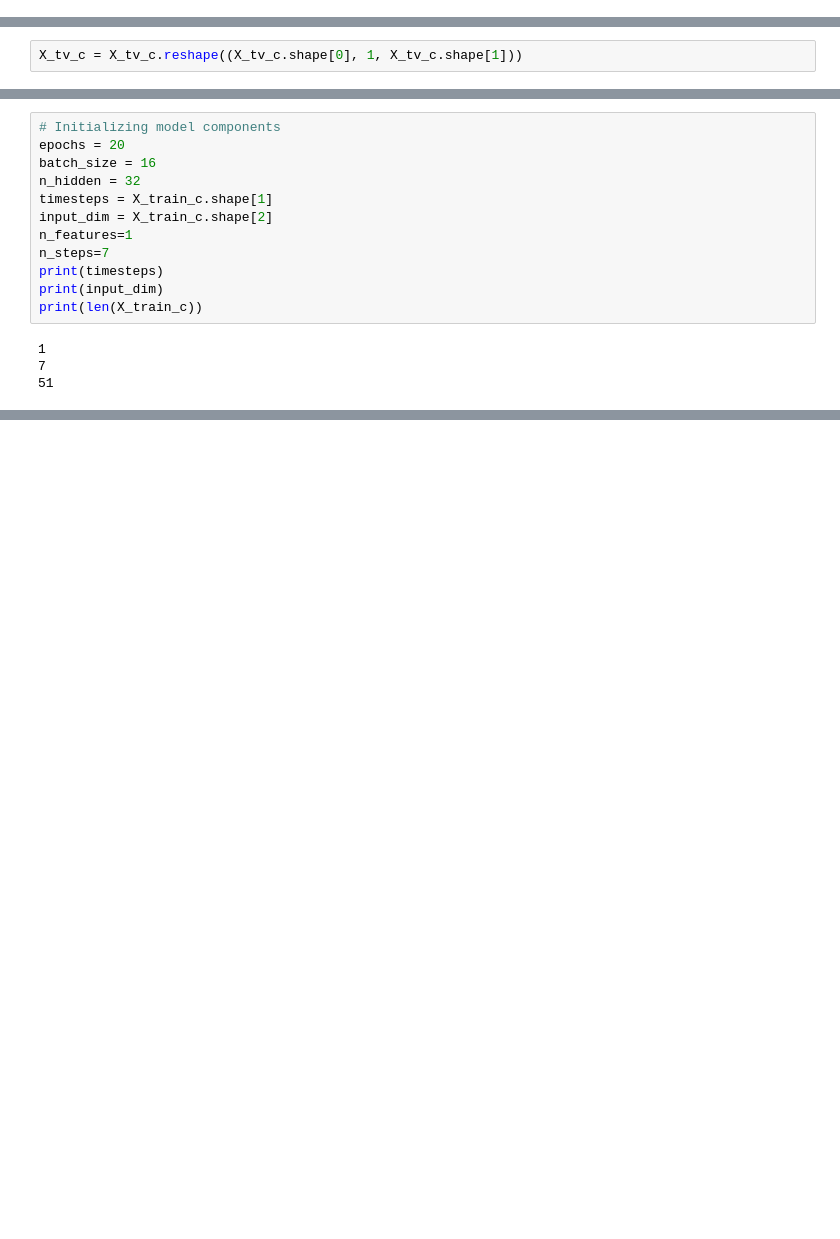
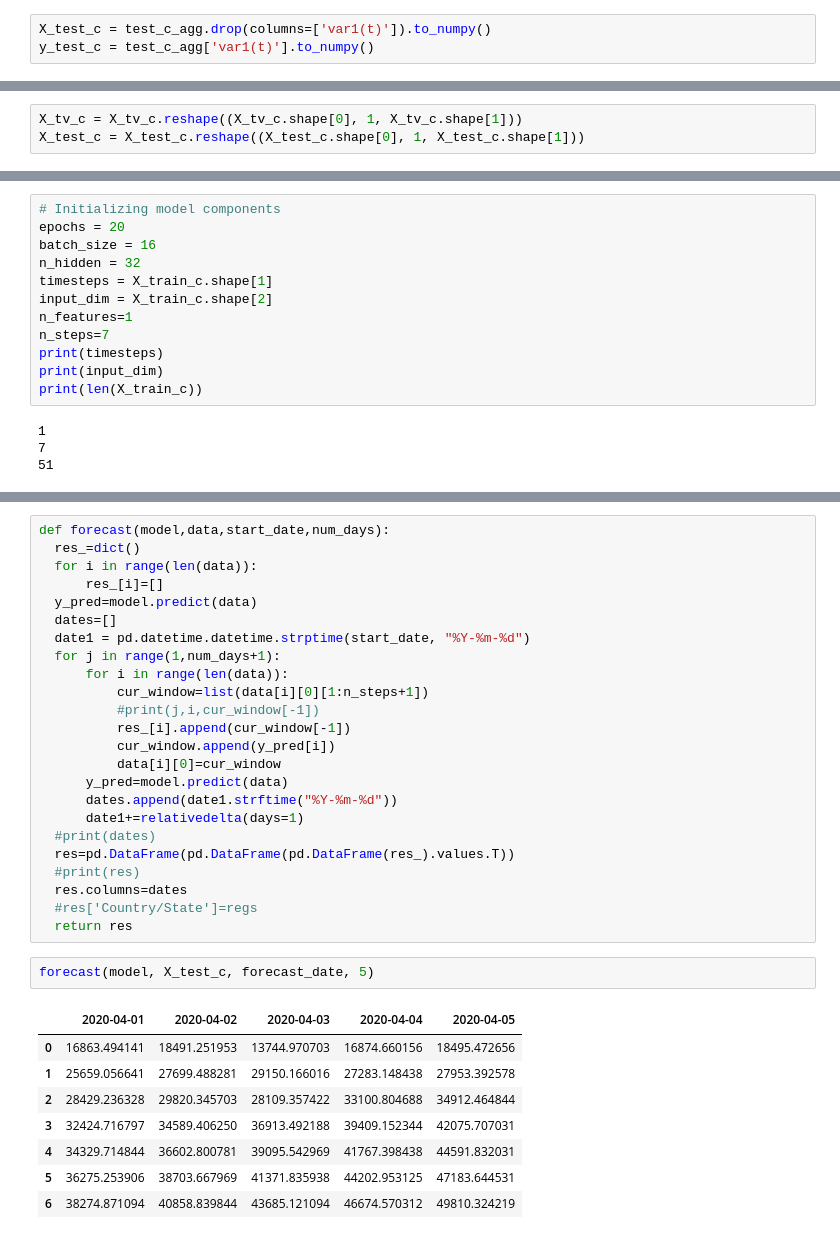
Before and after one commit to Dangandy/cv19, a Jupyter notebook: covid19_eda.ipynb, the cells around one changed output, grey strips where cells are left out. Saved outputs shown, nothing was run; the diff lists cells and outputs as text; blank space fills up the shorter version.

````diff
--- a/covid19_eda.ipynb
+++ b/covid19_eda.ipynb
@@ -341,3 +395,6 @@ array([   2,    2,    4,    4,    4,    4,    4,    5,    5,    7,    7,
+# %%
+X_test_c = test_c_agg.drop(columns=['var1(t)']).to_numpy()
+y_test_c = test_c_agg['var1(t)'].to_numpy()
 # %% [markdown]
 ## Reshape for LSTM
 
@@ -346,6 +403,7 @@ Must be in the form:
 ```[samples, timesteps, features]```
 # %%
 X_tv_c = X_tv_c.reshape((X_tv_c.shape[0], 1, X_tv_c.shape[1]))
+X_test_c = X_test_c.reshape((X_test_c.shape[0], 1, X_test_c.shape[1]))
 # %%
 X_train_c, X_val_c, y_train_c, y_val_c = train_test_split(X_tv_c, y_tv_c, test_size=0.2, random_state=42)
 # %%
@@ -424 +486,36 @@ Epoch 20/20
 <keras.callbacks.callbacks.History at 0x...>
+# %%
+def forecast(model,data,start_date,num_days):
+  res_=dict()
+  for i in range(len(data)):
+      res_[i]=[]
+  y_pred=model.predict(data)
+  dates=[]
+  date1 = pd.datetime.datetime.strptime(start_date, "%Y-%m-%d")
+  for j in range(1,num_days+1):
+      for i in range(len(data)):
+          cur_window=list(data[i][0][1:n_steps+1])
+          #print(j,i,cur_window[-1])
+          res_[i].append(cur_window[-1])
+          cur_window.append(y_pred[i])
+          data[i][0]=cur_window
+      y_pred=model.predict(data)
+      dates.append(date1.strftime("%Y-%m-%d"))
+      date1+=relativedelta(days=1)
+  #print(dates)
+  res=pd.DataFrame(pd.DataFrame(pd.DataFrame(res_).values.T))
+  #print(res)
+  res.columns=dates
+  #res['Country/State']=regs
+  return res
+# %%
+forecast(model, X_test_c, forecast_date, 5)
+# %% [output]
+|  | 2020-04-01 | 2020-04-02 | 2020-04-03 | 2020-04-04 | 2020-04-05 |
+| 0 | 16863.494141 | 18491.251953 | 13744.970703 | 16874.660156 | 18495.472656 |
+| 1 | 25659.056641 | 27699.488281 | 29150.166016 | 27283.148438 | 27953.392578 |
+| 2 | 28429.236328 | 29820.345703 | 28109.357422 | 33100.804688 | 34912.464844 |
+| 3 | 32424.716797 | 34589.406250 | 36913.492188 | 39409.152344 | 42075.707031 |
+| 4 | 34329.714844 | 36602.800781 | 39095.542969 | 41767.398438 | 44591.832031 |
+| 5 | 36275.253906 | 38703.667969 | 41371.835938 | 44202.953125 | 47183.644531 |
+| 6 | 38274.871094 | 40858.839844 | 43685.121094 | 46674.570312 | 49810.324219 |
````
Also changed, not shown: parts of 20 cells of this notebook.
